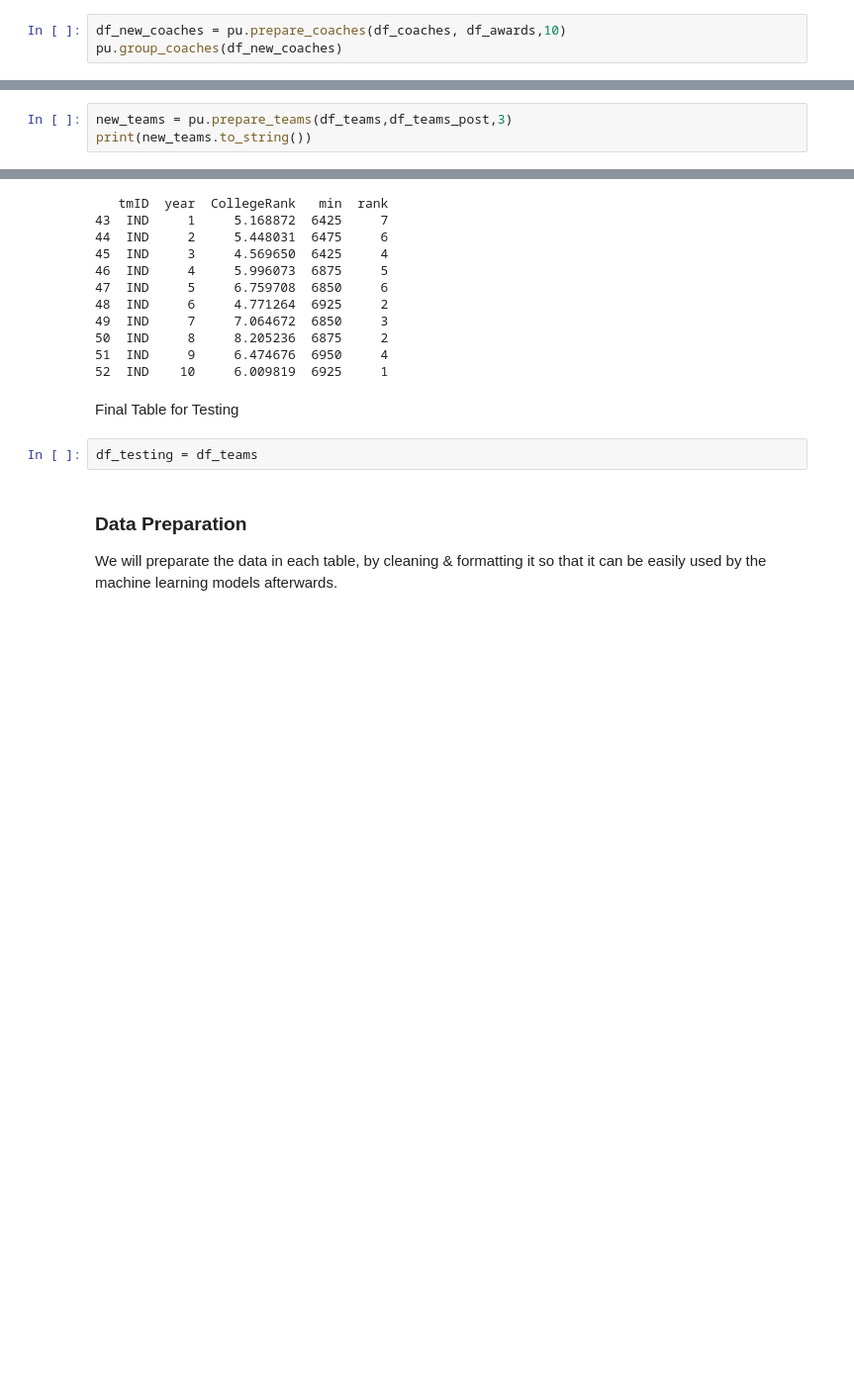
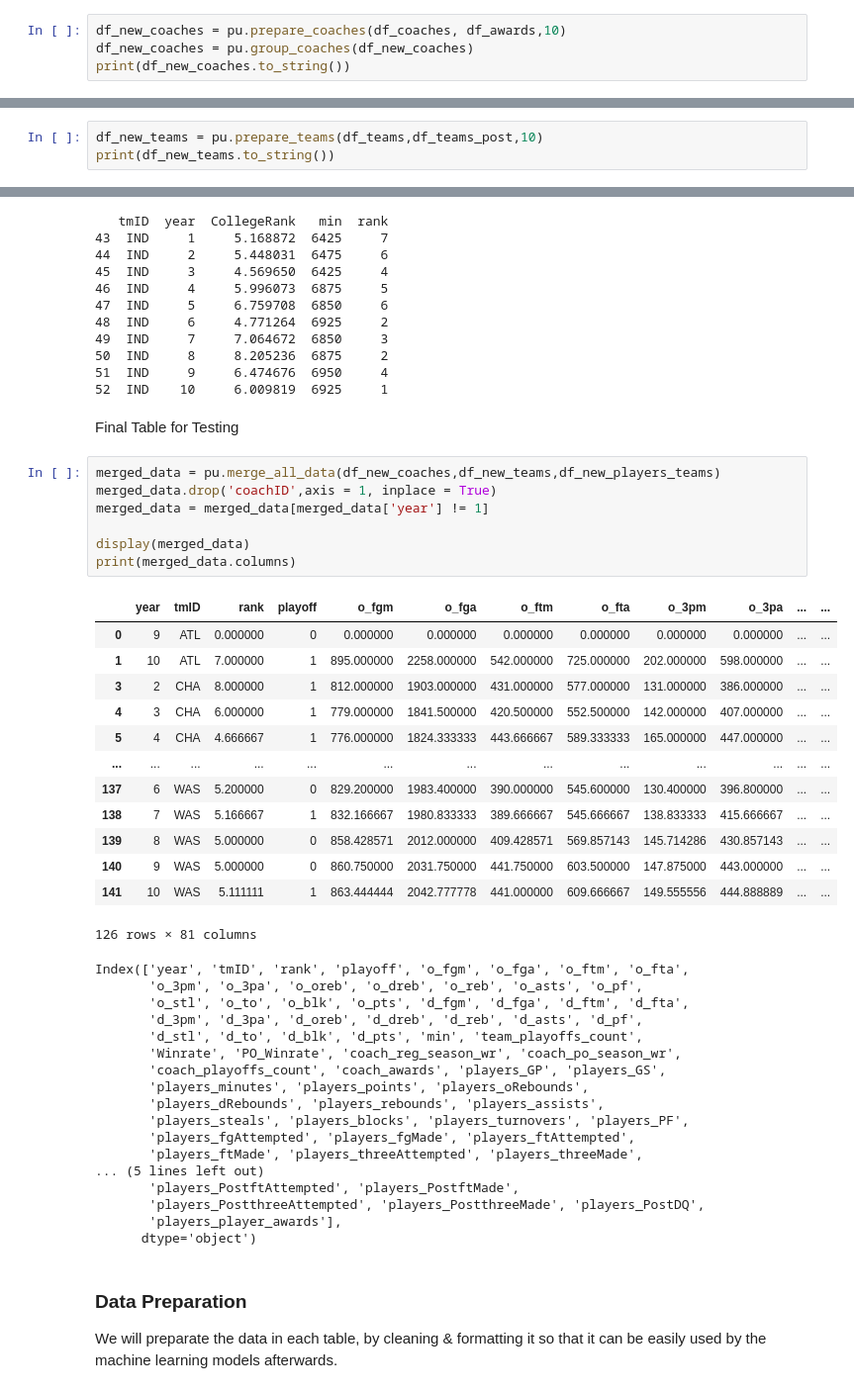
Before and after one commit to oliveira002/FEUP-AC, a Jupyter notebook: data_preparation.ipynb, the cells around one changed output, grey strips where cells are left out. Shown at 99% size. Drawn from its saved outputs; the diff is of its cells as text; blank space fills up the shorter version.

```diff
--- a/data_preparation.ipynb
+++ b/data_preparation.ipynb
@@ -26,7 +48,8 @@ db_cur = db.cursor()
 ***Prepare Coaches Dataframe***
 # %%
 df_new_coaches = pu.prepare_coaches(df_coaches, df_awards,10)
-pu.group_coaches(df_new_coaches)
+df_new_coaches = pu.group_coaches(df_new_coaches)
+print(df_new_coaches.to_string())
 # %% [output]
 Dropping Attribute lgID in Coaches...
 Creating attribute coach previous regular season win ratio...
@@ -85,8 +93,8 @@ Dropping Attribute lgID in Players_Teams...
 # %% [markdown]
 ***Prepare Teams Dataframe***
 # %%
-new_teams = pu.prepare_teams(df_teams,df_teams_post,3)
-print(new_teams.to_string())
+df_new_teams = pu.prepare_teams(df_teams,df_teams_post,10)
+print(df_new_teams.to_string())
 # %% [output]
 Dropping divID in Teams...
 Dropping ldID in Teams...
@@ -281,8 +289,44 @@ print(ordered_colleges)
 52  IND    10     6.009819  6925     1
 # %% [markdown]
 Final Table for Testing
-# %%
-df_testing = df_teams
+# %%
+merged_data = pu.merge_all_data(df_new_coaches,df_new_teams,df_new_players_teams)
+merged_data.drop('coachID',axis = 1, inplace = True)
+merged_data = merged_data[merged_data['year'] != 1]
+
+display(merged_data)
+print(merged_data.columns)
+# %% [output]
+|  | year | tmID | rank | playoff | o_fgm | o_fga | o_ftm | o_fta | o_3pm | o_3pa | ... | ... |
+| 0 | 9 | ATL | 0.000000 | 0 | 0.000000 | 0.000000 | 0.000000 | 0.000000 | 0.000000 | 0.000000 | ... | ... |
+| 1 | 10 | ATL | 7.000000 | 1 | 895.000000 | 2258.000000 | 542.000000 | 725.000000 | 202.000000 | 598.000000 | ... | ... |
+| 3 | 2 | CHA | 8.000000 | 1 | 812.000000 | 1903.000000 | 431.000000 | 577.000000 | 131.000000 | 386.000000 | ... | ... |
+| 4 | 3 | CHA | 6.000000 | 1 | 779.000000 | 1841.500000 | 420.500000 | 552.500000 | 142.000000 | 407.000000 | ... | ... |
+| 5 | 4 | CHA | 4.666667 | 1 | 776.000000 | 1824.333333 | 443.666667 | 589.333333 | 165.000000 | 447.000000 | ... | ... |
+| ... | ... | ... | ... | ... | ... | ... | ... | ... | ... | ... | ... | ... |
+| 137 | 6 | WAS | 5.200000 | 0 | 829.200000 | 1983.400000 | 390.000000 | 545.600000 | 130.400000 | 396.800000 | ... | ... |
+| 138 | 7 | WAS | 5.166667 | 1 | 832.166667 | 1980.833333 | 389.666667 | 545.666667 | 138.833333 | 415.666667 | ... | ... |
+| 139 | 8 | WAS | 5.000000 | 0 | 858.428571 | 2012.000000 | 409.428571 | 569.857143 | 145.714286 | 430.857143 | ... | ... |
+| 140 | 9 | WAS | 5.000000 | 0 | 860.750000 | 2031.750000 | 441.750000 | 603.500000 | 147.875000 | 443.000000 | ... | ... |
+| 141 | 10 | WAS | 5.111111 | 1 | 863.444444 | 2042.777778 | 441.000000 | 609.666667 | 149.555556 | 444.888889 | ... | ... |
+126 rows × 81 columns
+Index(['year', 'tmID', 'rank', 'playoff', 'o_fgm', 'o_fga', 'o_ftm', 'o_fta',
+       'o_3pm', 'o_3pa', 'o_oreb', 'o_dreb', 'o_reb', 'o_asts', 'o_pf',
+       'o_stl', 'o_to', 'o_blk', 'o_pts', 'd_fgm', 'd_fga', 'd_ftm', 'd_fta',
+       'd_3pm', 'd_3pa', 'd_oreb', 'd_dreb', 'd_reb', 'd_asts', 'd_pf',
+       'd_stl', 'd_to', 'd_blk', 'd_pts', 'min', 'team_playoffs_count',
+       'Winrate', 'PO_Winrate', 'coach_reg_season_wr', 'coach_po_season_wr',
+       'coach_playoffs_count', 'coach_awards', 'players_GP', 'players_GS',
+       'players_minutes', 'players_points', 'players_oRebounds',
+       'players_dRebounds', 'players_rebounds', 'players_assists',
+       'players_steals', 'players_blocks', 'players_turnovers', 'players_PF',
+       'players_fgAttempted', 'players_fgMade', 'players_ftAttempted',
+       'players_ftMade', 'players_threeAttempted', 'players_threeMade',
+... (5 lines left out)
+       'players_PostftAttempted', 'players_PostftMade',
+       'players_PostthreeAttempted', 'players_PostthreeMade', 'players_PostDQ',
+       'players_player_awards'],
+      dtype='object')
 # %% [markdown]
 ### **Data Preparation**
 We will preparate the data in each table, by cleaning & formatting it so that it can be easily used by the machine learning models afterwards.
```
Also changed, not shown: parts of 10 cells of this notebook, 3 other files.
